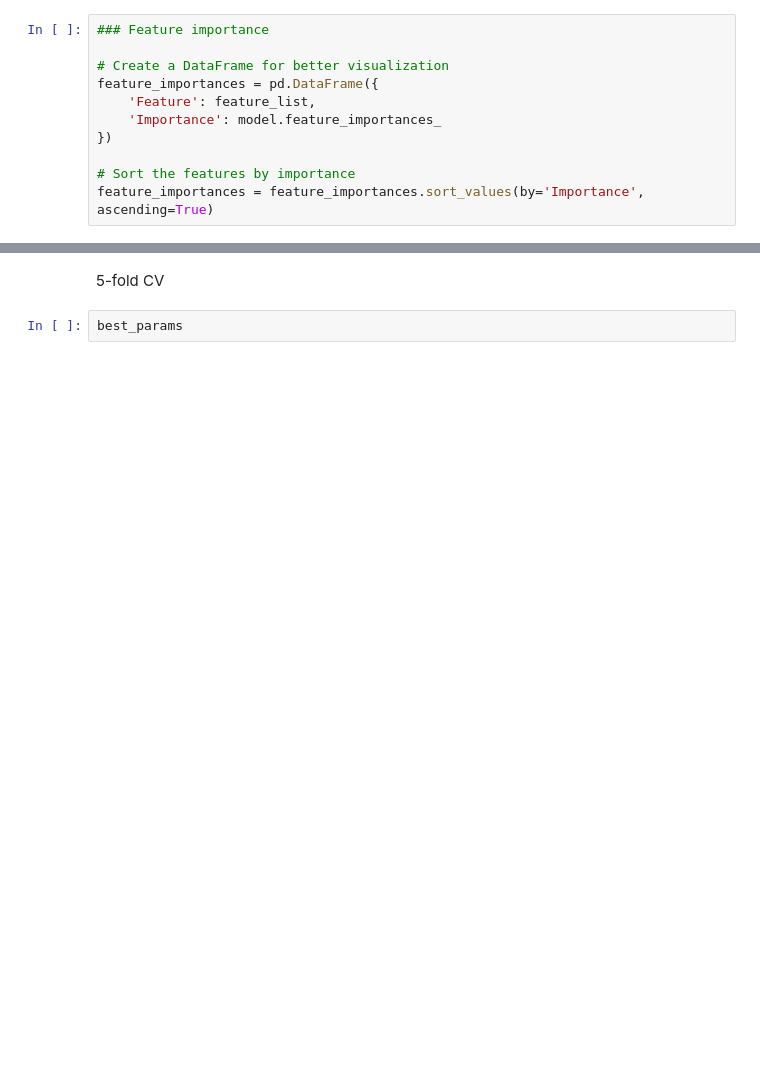
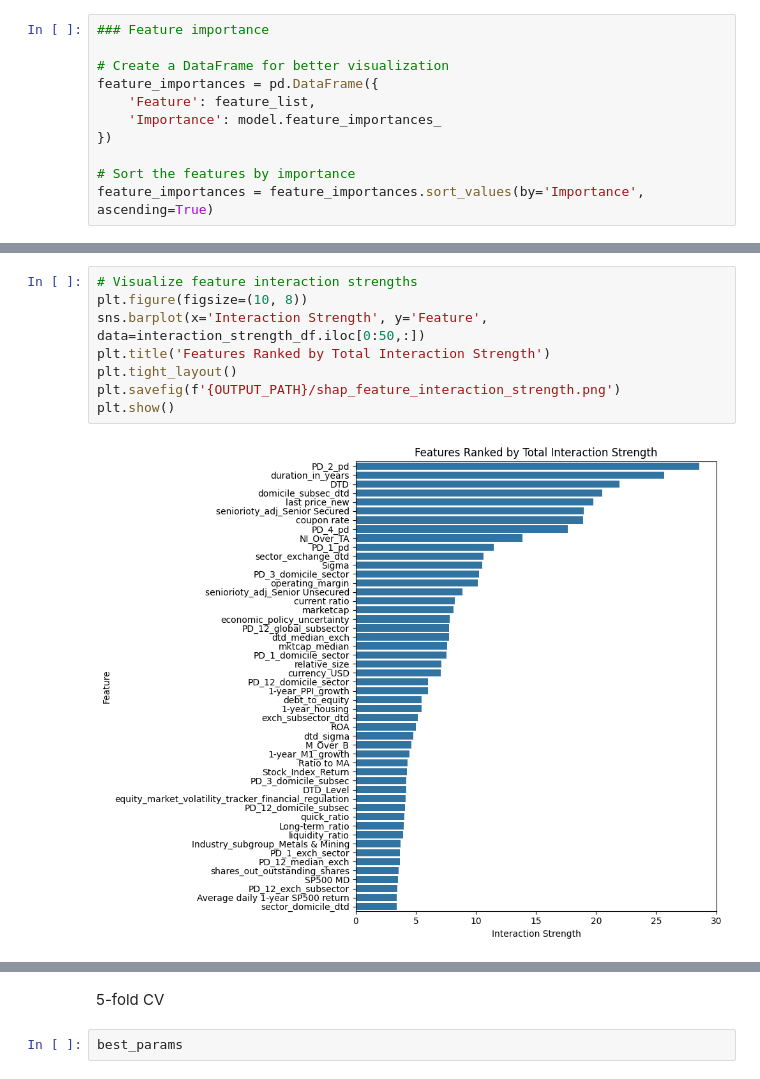
Before and after one commit to hoanguyen94/Recovery-rate-prediction, a Jupyter notebook: src/XGBoost.ipynb, the cells around one changed output, grey strips where cells are left out. Drawn from its saved outputs; the diff is of its cells as text; blank space fills up the shorter version.

```diff
--- a/src/XGBoost.ipynb
+++ b/src/XGBoost.ipynb
@@ -237,0 +408,10 @@ plt.show()
+# %%
+# Visualize feature interaction strengths
+plt.figure(figsize=(10, 8))
+sns.barplot(x='Interaction Strength', y='Feature', data=interaction_strength_df.iloc[0:50,:])
+plt.title('Features Ranked by Total Interaction Strength')
+plt.tight_layout()
+plt.savefig(f'{OUTPUT_PATH}/shap_feature_interaction_strength.png')
+plt.show()
+# %% [output]
+[figure, added]
```
Also changed, not shown: parts of 30 cells of this notebook, 2 other files.
